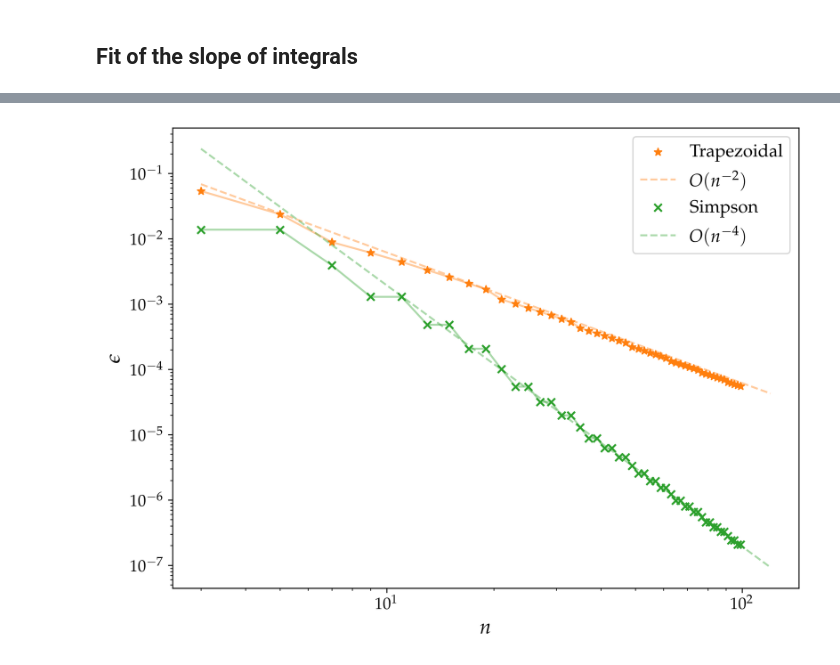
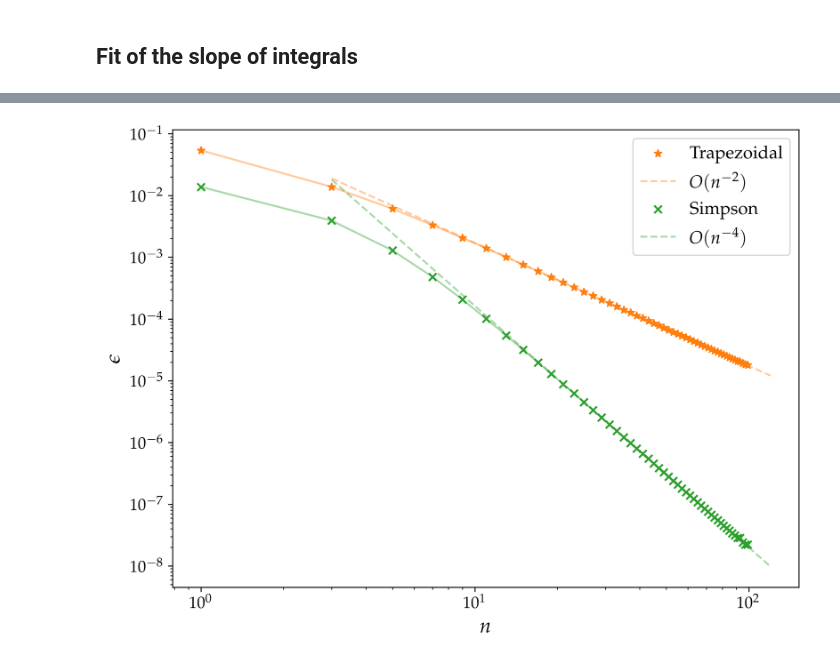
Before and after one commit to mvolpato-unimib/Lab_comp, a Jupyter notebook: ex22/gauss_quad.ipynb, the cells around one changed output, grey strips where cells are left out. Saved outputs shown, nothing was run; the diff lists cells and outputs as text; code cells hidden in the pictures.

```diff
--- a/ex22/gauss_quad.ipynb
+++ b/ex22/gauss_quad.ipynb
@@ -346,12 +346,12 @@ print(f'f({xmax}) = {func(xmax)}')
 
 
 for deg in n_deg_3:
-    res = trapezoidal(func, xmin, xmax, xmax/ deg)
+    res = trapezoidal(func, xmin, xmax, (xmax-xmin)/ deg)
     err = abs(res - true_3)
     errs_3_trap.append(err)
     I_t = res
 
-    res = Simpson(func, xmin, xmax, xmax/ deg)
+    res = Simpson(func, xmin, xmax, (xmax-xmin)/ deg)
     err = abs(res - true_3)
     errs_3_sim.append(err)
     I_s = res
@@ -416,17 +416,17 @@ errs_3_trap = []
 errs_3_sim = []
 n_deg_3_mod = np.arange(1, 100, 2)
 for deg in n_deg_3_mod:
-    res = trapezoidal(func, xmin, xmax, xmax/ deg)
-    err = abs(res - true)
+    res = trapezoidal(func, xmin, xmax, (xmax-xmin)/ deg)
+    err = abs(res - true_3)
     errs_3_trap.append(err)
 
-    res = Simpson(func, xmin, xmax, xmax/ deg)
-    err = abs(res - true)
+    res = Simpson(func, xmin, xmax, (xmax-xmin)/ deg)
+    err = abs(res - true_3)
     errs_3_sim.append(err)
 # %%
 from lib_fitting import lin_fit
 
-mask = np.array(errs_3_sim) < 1e-3
+mask = np.array(errs_3_sim) < 1e-5
 err_trap = np.log10(np.array(errs_3_trap)[mask])
 err_simp = np.log10(np.array(errs_3_sim)[mask])
 x = np.log10(np.array(n_deg_3_mod)[mask])
@@ -457,22 +457,22 @@ p-val = 1.00
 # %%
 for n, ys in enumerate([errs_3_trap, errs_3_sim]):
     a, b = results[n][0]
     p, k = (a, 10**b)
     n_coo_lin = np.linspace(3, 120)
-    lin_ = k * n_coo_lin**round(p)
+    lin_ = k * n_coo_lin**p
 
     plt.plot(n_deg_3_mod, ys, alpha=0.4, color=f'C{n+1}')
     plt.scatter(n_deg_3_mod, ys, label=names[n+1], marker=markers[n+1], color=f'C{n+1}')
     plt.plot(n_coo_lin, lin_, ls='--', color=f'C{n+1}', alpha=0.4, label=rf'$O(n^{{{round(p)}}})$')
 
 plt.xlabel(rf'$n$')
 plt.ylabel(rf'$\epsilon$')
 plt.yscale('log')
 plt.xscale('log')
 plt.legend()
 plt.tight_layout()
 
 plt.savefig('plots/confr_fit')
 plt.show()
 # %% [output]
-[figure, old version]
+[figure, new version]
```
Also changed, not shown: parts of 4 cells of this notebook, 5 other files.
